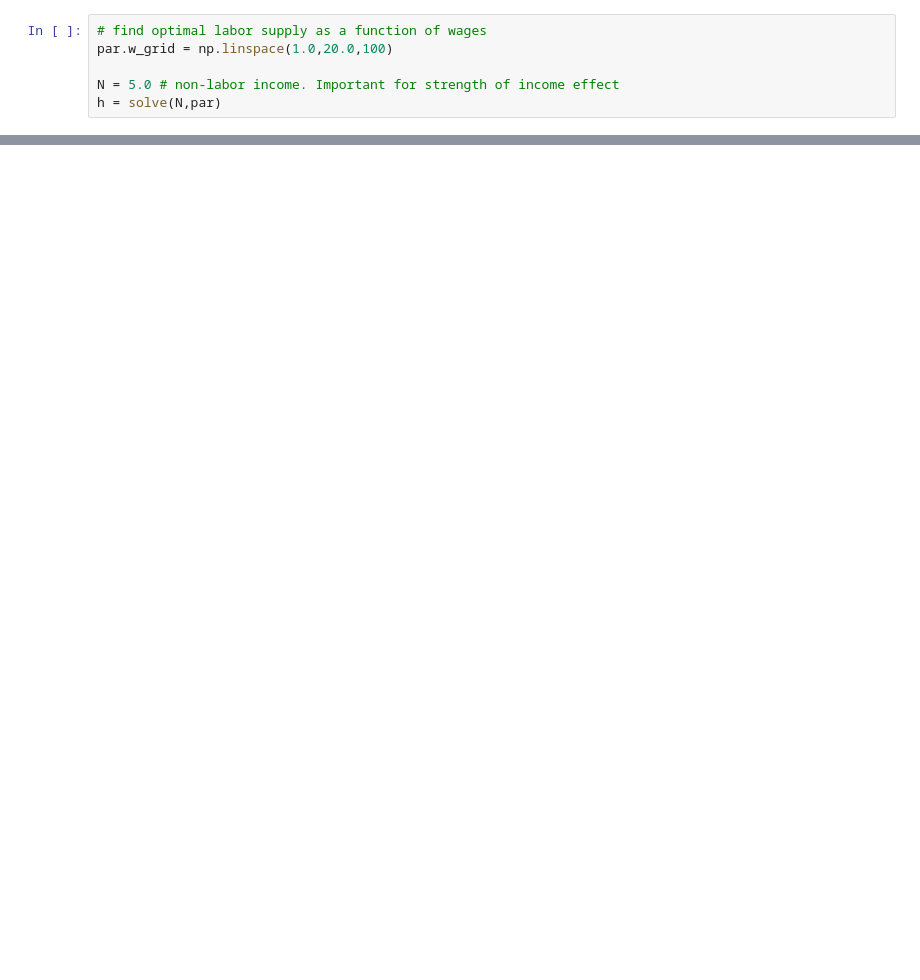
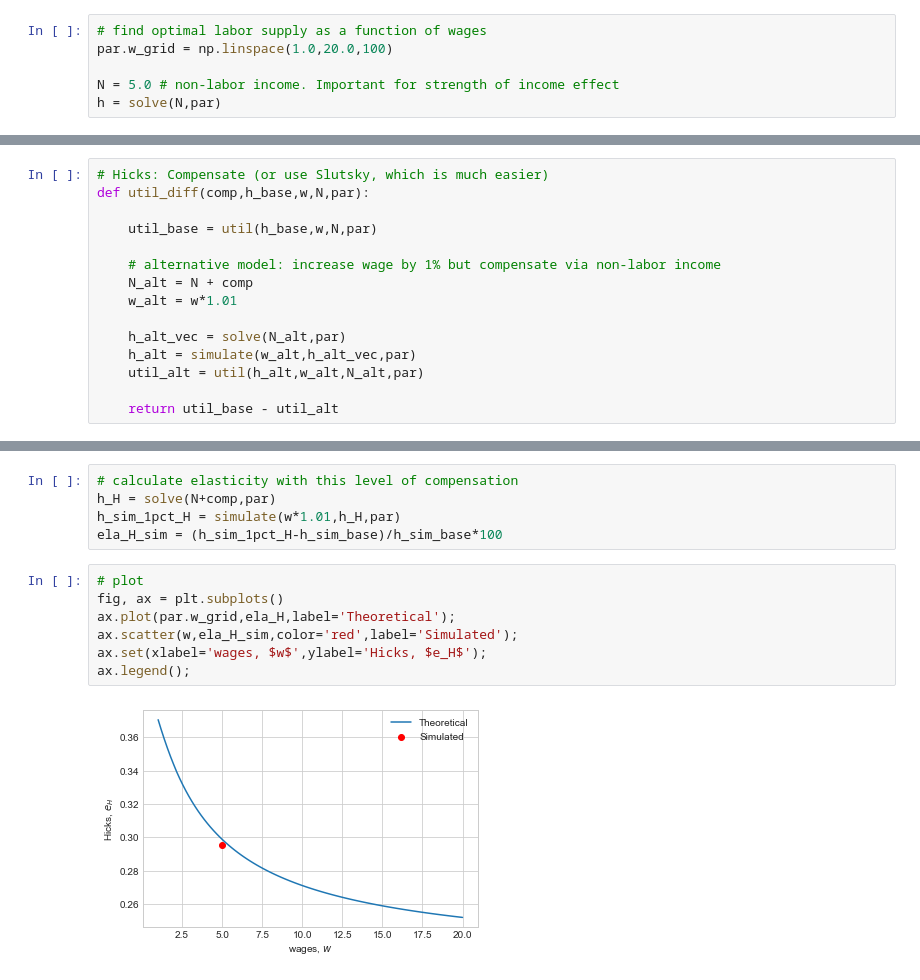
Before and after one commit to ThomasHJorgensen/HouseholdBehaviorCourse, a Jupyter notebook: 03/01. StaticLabor.ipynb, the cells around one changed output, grey strips where cells are left out. Drawn from its saved outputs; the diff is of its cells as text; blank space fills up the shorter version.

```diff
--- a/03/01. StaticLabor.ipynb
+++ b/03/01. StaticLabor.ipynb
@@ -132,0 +126,15 @@ Compensation: -0.0367. Resulting utility difference: -1.4e-08
+# %%
+# Hicks: Compensate (or use Slutsky, which is much easier)
+def util_diff(comp,h_base,w,N,par):
+
+    util_base = util(h_base,w,N,par)
+
+    # alternative model: increase wage by 1% but compensate via non-labor income
+    N_alt = N + comp
+    w_alt = w*1.01
+
+    h_alt_vec = solve(N_alt,par)
+    h_alt = simulate(w_alt,h_alt_vec,par)
+    util_alt = util(h_alt,w_alt,N_alt,par)
+
+    return util_base - util_alt
@@ -132,0 +150,14 @@ Compensation: -0.0367. Resulting utility difference: -1.4e-08
+# %%
+# calculate elasticity with this level of compensation
+h_H = solve(N+comp,par)
+h_sim_1pct_H = simulate(w*1.01,h_H,par)
+ela_H_sim = (h_sim_1pct_H-h_sim_base)/h_sim_base*100
+# %%
+# plot
+fig, ax = plt.subplots()
+ax.plot(par.w_grid,ela_H,label='Theoretical');
+ax.scatter(w,ela_H_sim,color='red',label='Simulated');
+ax.set(xlabel='wages, $w$',ylabel='Hicks, $e_H$');
+ax.legend();
+# %% [output]
+[figure, added]
```
Also changed, not shown: parts of 27 cells of this notebook, 2 other files.
